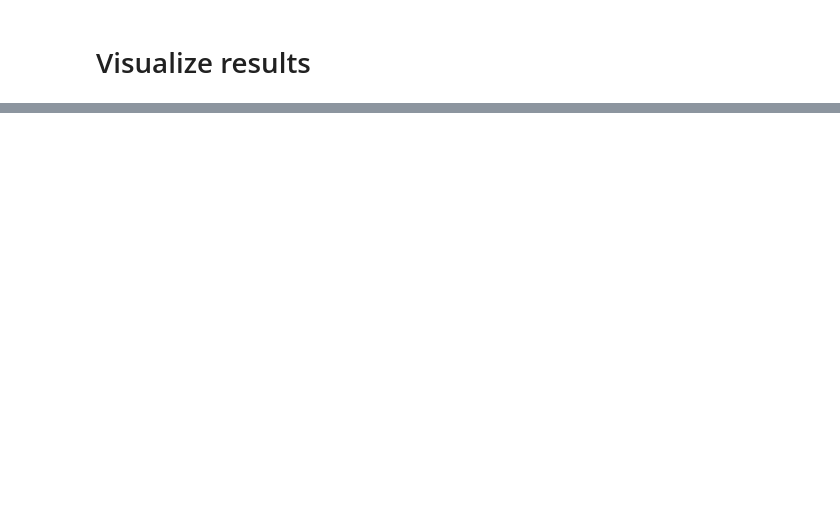
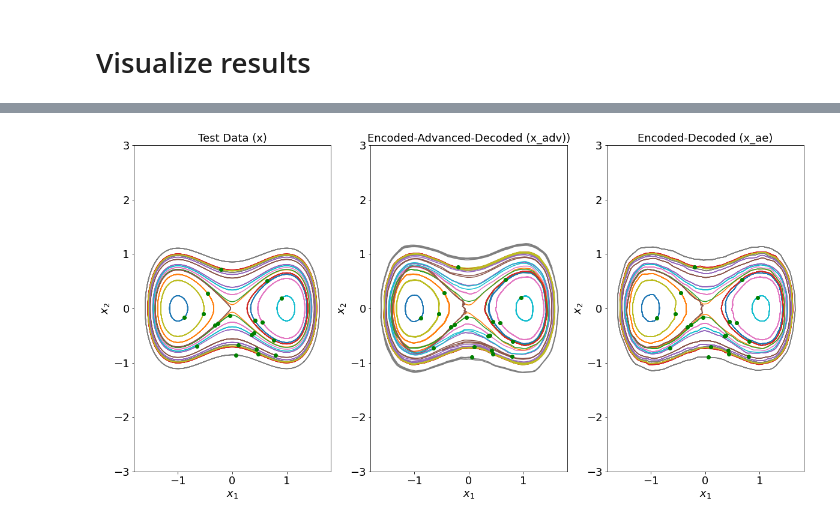
Before and after one commit to JayLago/DLDMD, a Jupyter notebook: examples/duffing/Analysis_Duffing.ipynb, the cells around one changed output, grey strips where cells are left out. Cells and saved outputs as stored; diff of their text form; code cells hidden in the pictures; blank space fills up the shorter version.

```diff
--- a/examples/duffing/Analysis_Duffing.ipynb
+++ b/examples/duffing/Analysis_Duffing.ipynb
@@ -125,39 +119,36 @@ plt.show()
 # %%
-fig = plt.figure(1, figsize=(20,20))
-ax1 = plt.subplot(2, 2, 1)
-ax2 = plt.subplot(2, 2, 2)
-ax3 = plt.subplot(2, 2, 3)
-ax4 = plt.subplot(2, 2, 4)
-for ii in range(test_data.shape[0]):
+skip = 10
+
+fig = plt.figure(1, figsize=(20,10))
+ax1 = plt.subplot(1, 3, 1)
+ax2 = plt.subplot(1, 3, 2)
+ax3 = plt.subplot(1, 3, 3)
+for ii in range(0, test_data.shape[0], skip):
     ax1.plot(test_data[ii, :, 0], test_data[ii, :, 1], '-')
     ax2.plot(x_adv[ii, :, 0], x_adv[ii, :, 1], '-')
-    ax3.plot(y_adv[ii, :, 0], y_adv[ii, :, 1], '-')
-    ax4.plot(x_ae[ii, :, 0], x_ae[ii, :, 1], '-')
-ax1.plot(test_data[:, 0, 0], test_data[:, 0, 1], '.')
-ax2.plot(x_adv[:, 0, 0], x_adv[:, 0, 1], '.')
-ax3.plot(y_adv[:, 0, 0], y_adv[:, 0, 1], '.')
-ax4.plot(x_ae[:, 0, 0], x_ae[:, 0, 1], '.')
+    ax3.plot(x_ae[ii, :, 0], x_ae[ii, :, 1], '-')
+ax1.plot(test_data[::skip, 0, 0], test_data[::skip, 0, 1], 'go')
+ax2.plot(x_adv[::skip, 0, 0], x_adv[::skip, 0, 1], 'go')
+ax3.plot(x_ae[::skip, 0, 0], x_ae[::skip, 0, 1], 'go')
 ax1.axis('equal')
 ax1.set_xlim([-3.1, 3.1])
 ax1.set_ylim([-3.0, 3.0])
 ax1.set_xlabel("$x_1$", fontsize=fontsize)
 ax1.set_ylabel("$x_2$", fontsize=fontsize)
 ax1.set_title("Test Data (x)", fontsize=fontsize)
 ax2.axis('equal')
 ax2.set_xlim([-3.1, 3.1])
 ax2.set_ylim([-3.0, 3.0])
 ax2.set_xlabel("$x_1$", fontsize=fontsize)
 ax2.set_ylabel("$x_2$", fontsize=fontsize)
 ax2.set_title("Encoded-Advanced-Decoded (x_adv))", fontsize=fontsize)
 ax3.axis('equal')
-ax3.set_xlabel("$y_1$", fontsize=fontsize)
-ax3.set_ylabel("$y_2$", fontsize=fontsize)
-ax3.set_title("Encoded-Advanced (y_adv))", fontsize=fontsize)
-ax4.axis('equal')
-ax4.set_xlim([-3.1, 3.1])
-ax4.set_ylim([-3.0, 3.0])
-ax4.set_xlabel("$x_1$", fontsize=fontsize)
-ax4.set_ylabel("$x_2$", fontsize=fontsize)
-ax4.set_title("Encoded-Decoded (x_ae)", fontsize=fontsize)
+ax3.set_xlim([-3.1, 3.1])
+ax3.set_ylim([-3.0, 3.0])
+ax3.set_xlabel("$x_1$", fontsize=fontsize)
+ax3.set_ylabel("$x_2$", fontsize=fontsize)
+ax3.set_title("Encoded-Decoded (x_ae)", fontsize=fontsize)
 
 plt.show()
+# %% [output]
+[figure, added]
```
Also changed, not shown: parts of 8 cells of this notebook, 5 other files.
